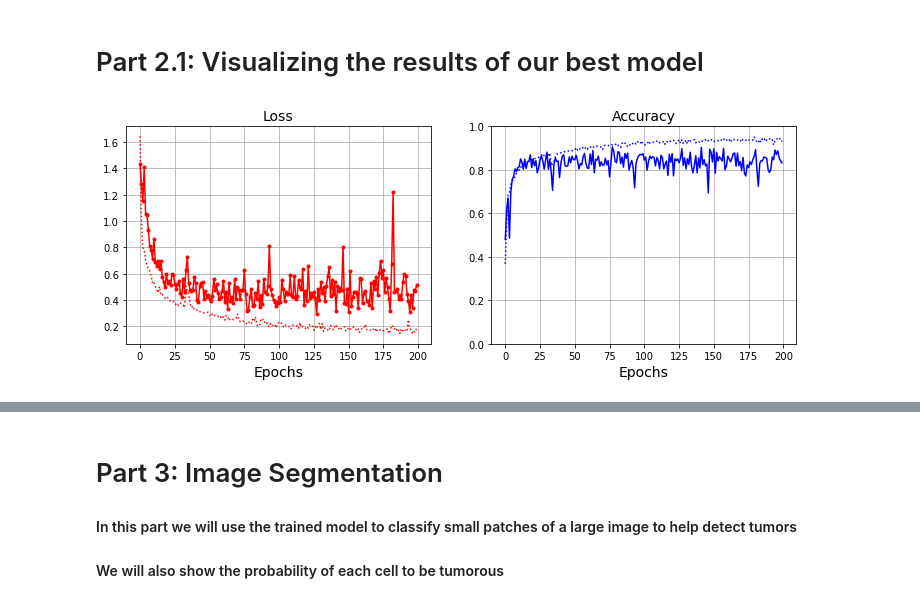
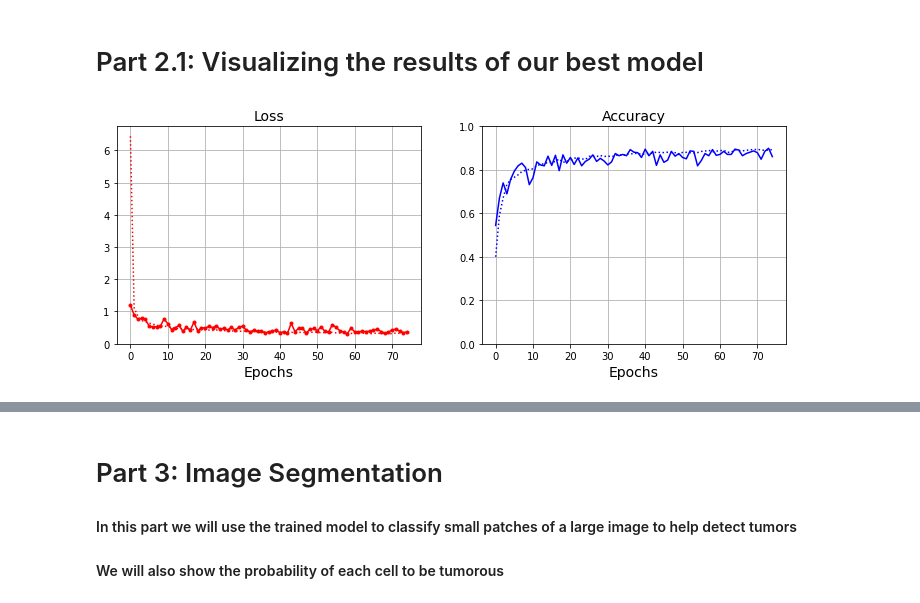
Before and after one commit to ithamar000/DeepLearningFinalProject, a Jupyter notebook: FinalProject.ipynb, the cells around one changed output, grey strips where cells are left out. Saved outputs shown, nothing was run; the diff lists cells and outputs as text; code cells hidden in the pictures.

```diff
--- a/FinalProject.ipynb
+++ b/FinalProject.ipynb
@@ -404,7 +416,7 @@ Epoch 200/200
 # %% [markdown]
 # Part 2.1: Visualizing the results of our best model
 # %%
-plot_results(big_model_aug_history)
+plot_results(small_model_aug_history)
 # %% [output]
-[figure, old version]
+[figure, new version]
 # %%
```
Also changed, not shown: parts of 13 cells of this notebook.
